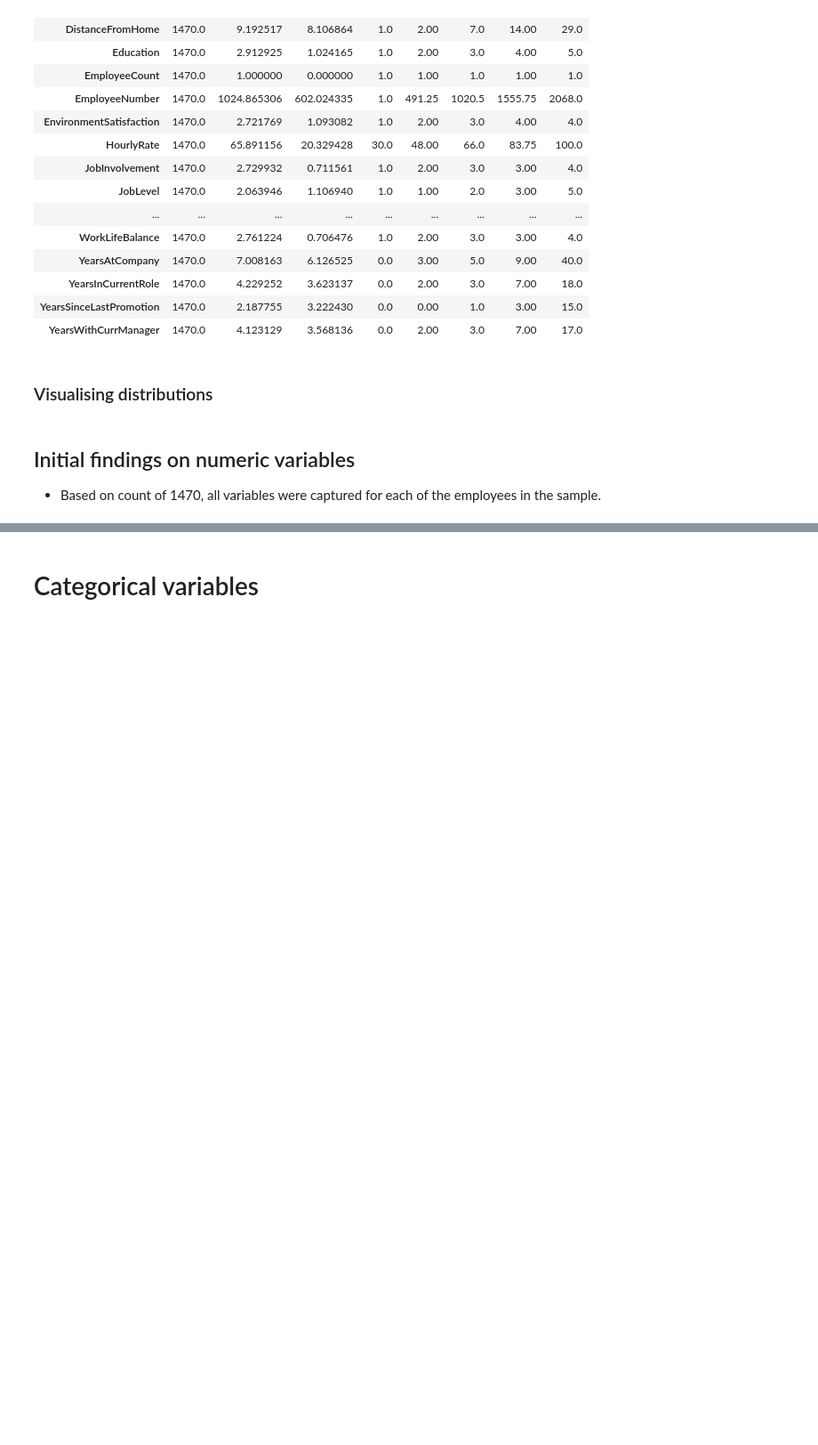
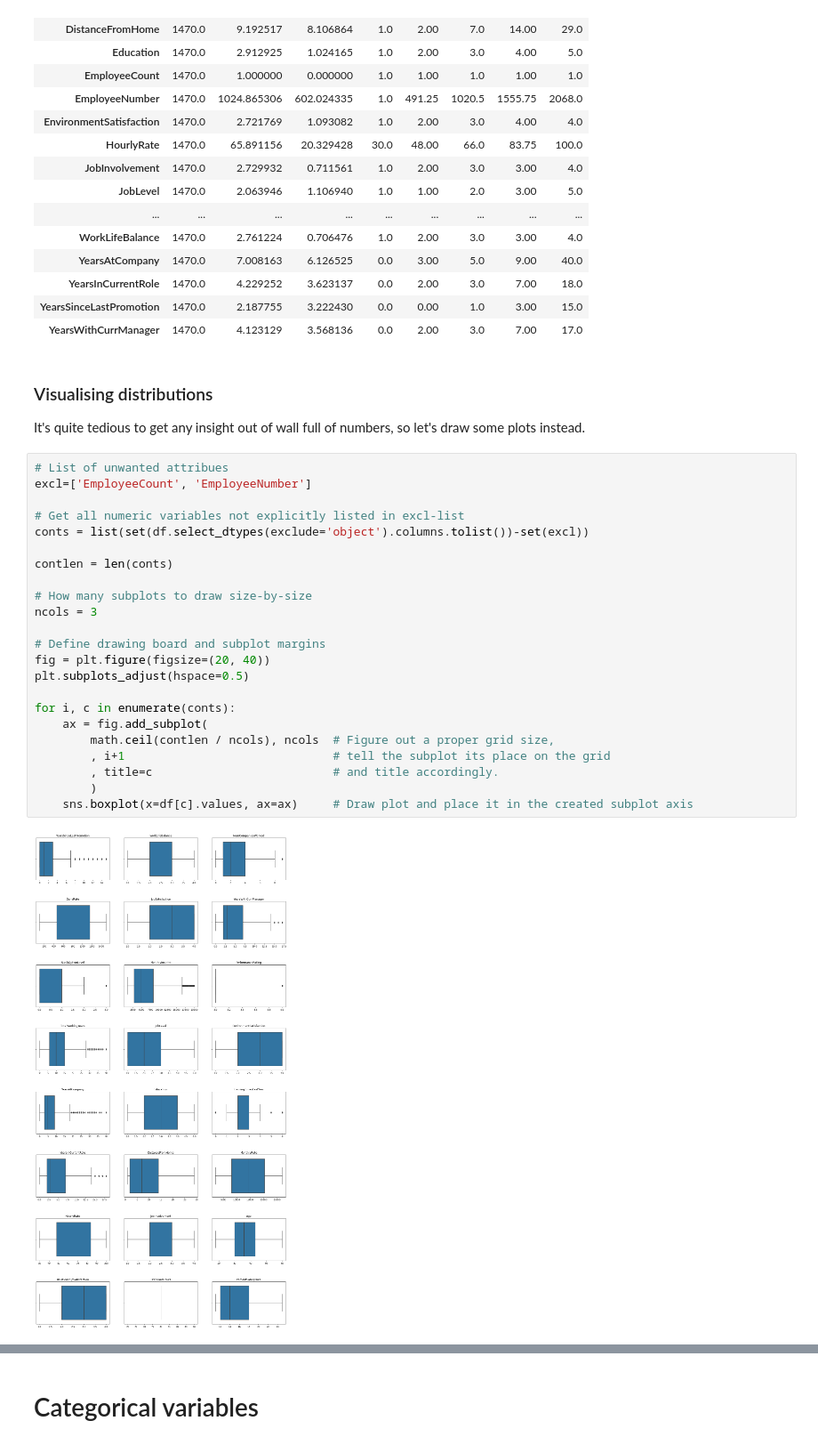
Before and after one commit to lauripe/data-analytics, a Jupyter notebook: src/assignment1/employee.ipynb, the cells around one changed output, grey strips where cells are left out. Shown at 89% size. Saved outputs shown, nothing was run; the diff lists cells and outputs as text; blank space fills up the shorter version.

Commit message:
More plotting

```diff
--- a/src/assignment1/employee.ipynb
+++ b/src/assignment1/employee.ipynb
@@ -46,8 +46,32 @@ df.describe().transpose()
 | YearsInCurrentRole | 1470.0 | 4.229252 | 3.623137 | 0.0 | 2.00 | 3.0 | 7.00 | 18.0 |
 | YearsSinceLastPromotion | 1470.0 | 2.187755 | 3.222430 | 0.0 | 0.00 | 1.0 | 3.00 | 15.0 |
 | YearsWithCurrManager | 1470.0 | 4.123129 | 3.568136 | 0.0 | 2.00 | 3.0 | 7.00 | 17.0 |
-# %% [markdown]
-### Visualising distributions
-# %% [markdown]
-## Initial findings on numeric variables
-* Based on count of 1470, all variables were captured for each of the employees in the sample.
+# %% [markdown]
+### Visualising distributions
+
+It's quite tedious to get any insight out of wall full of numbers, so let's draw some plots instead.
+# %%
+# List of unwanted attribues
+excl=['EmployeeCount', 'EmployeeNumber']
+
+# Get all numeric variables not explicitly listed in excl-list
+conts = list(set(df.select_dtypes(exclude='object').columns.tolist())-set(excl))
+
+contlen = len(conts)
+
+# How many subplots to draw size-by-size
+ncols = 3
+
+# Define drawing board and subplot margins
+fig = plt.figure(figsize=(20, 40))
+plt.subplots_adjust(hspace=0.5)
+
+for i, c in enumerate(conts):
+    ax = fig.add_subplot(
+        math.ceil(contlen / ncols), ncols  # Figure out a proper grid size,
+        , i+1                              # tell the subplot its place on the grid
+        , title=c                          # and title accordingly.
+        )
+    sns.boxplot(x=df[c].values, ax=ax)     # Draw plot and place it in the created subplot axis
+# %% [output]
+[figure, added]
```
Also changed, not shown: parts of 4 cells of this notebook.
